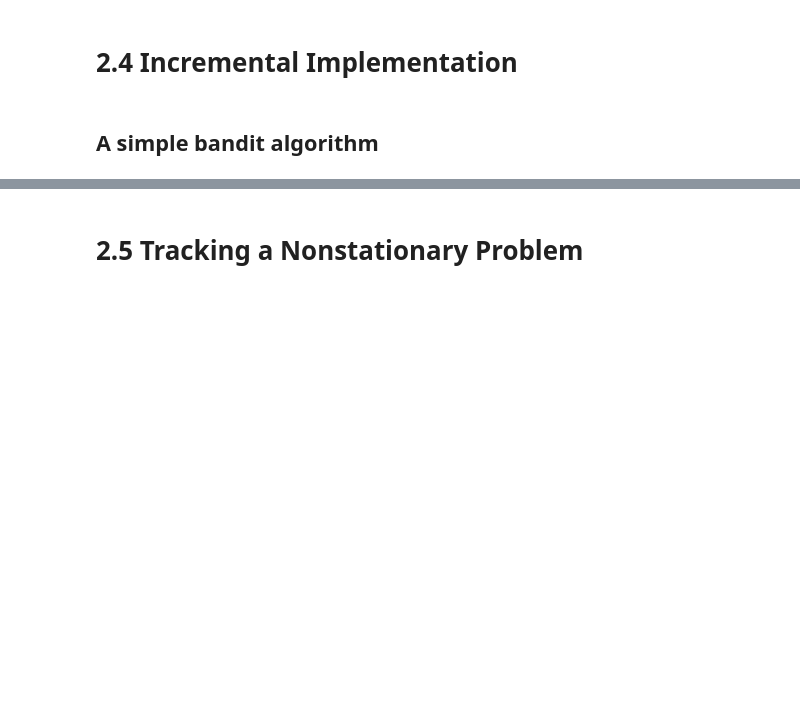
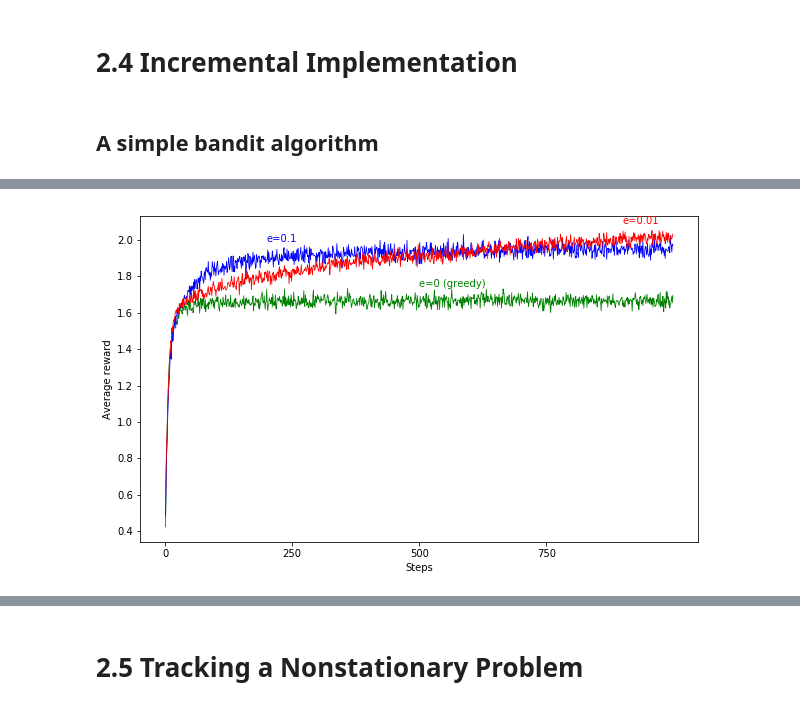
Before and after one commit to Ingenjoy/reinforcement2e, a Jupyter notebook: chapter2/chapter2_yoonforh.ipynb, the cells around one changed output, grey strips where cells are left out. Drawn from its saved outputs; the diff is of its cells as text; code cells hidden in the pictures; blank space fills up the shorter version.

```diff
--- a/chapter2/chapter2_yoonforh.ipynb
+++ b/chapter2/chapter2_yoonforh.ipynb
@@ -166,27 +168,30 @@ m_opt_acts_e001 = np.mean(np.stack(opt_acts_e001), axis=0)
 # %%
 # draw steps - average reward
 
-fig = plt.figure(figsize=(10,6))
-ax = fig.add_subplot(111)
+def draw_step_reward() :
+    fig = plt.figure(figsize=(10,6))
+    ax = fig.add_subplot(111)
 
-x_interval = 250
-ax.set_xticks([x for x in range(0, time_steps, x_interval)])
-ax.set_xticklabels([x for x in range(0, time_steps, x_interval)])
+    x_interval = 250
+    ax.set_xticks([x for x in range(0, time_steps, x_interval)])
+    ax.set_xticklabels([x for x in range(0, time_steps, x_interval)])
 
-x_axis = np.array(range(1, time_steps))
-ax.plot(x_axis, m_avg_rs_e0[1:], color='g', lw=0.8, label='greedy')
-ax.text(500, m_avg_rs_e0[500] + 0.1, 'e=0 (greedy)', color='g')
+    x_axis = np.array(range(1, time_steps))
+    ax.plot(x_axis, m_avg_rs_e0[1:], color='g', lw=0.8, label='greedy')
+    ax.text(500, m_avg_rs_e0[500] + 0.1, 'e=0 (greedy)', color='g')
 
-ax.plot(x_axis, m_avg_rs_e01[1:], color='b', lw=0.8, label='e-greedy (e=0.1)')
-ax.text(200, m_avg_rs_e01[200] + 0.1, 'e=0.1', color='b')
+    ax.plot(x_axis, m_avg_rs_e01[1:], color='b', lw=0.8, label='e-greedy (e=0.1)')
+    ax.text(200, m_avg_rs_e01[200] + 0.1, 'e=0.1', color='b')
 
-ax.plot(x_axis, m_avg_rs_e001[1:], color='r', lw=0.8, label='e-greedy (e=0.01)')
-ax.text(900, m_avg_rs_e001[900] + 0.1, 'e=0.01', color='r')
+    ax.plot(x_axis, m_avg_rs_e001[1:], color='r', lw=0.8, label='e-greedy (e=0.01)')
+    ax.text(900, m_avg_rs_e001[900] + 0.1, 'e=0.01', color='r')
 
-ax.set_xlabel('Steps')
-ax.set_ylabel('Average reward')
+    ax.set_xlabel('Steps')
+    ax.set_ylabel('Average reward')
 
-plt.show()
+    plt.show()
+
+draw_step_reward()
 # %% [output]
 [figure]
 # %%
@@ -223,0 +305,4 @@ plt.show()
+# %%
+draw_step_reward()
+# %% [output]
+[figure, added]
```
Also changed, not shown: parts of 8 cells of this notebook.
